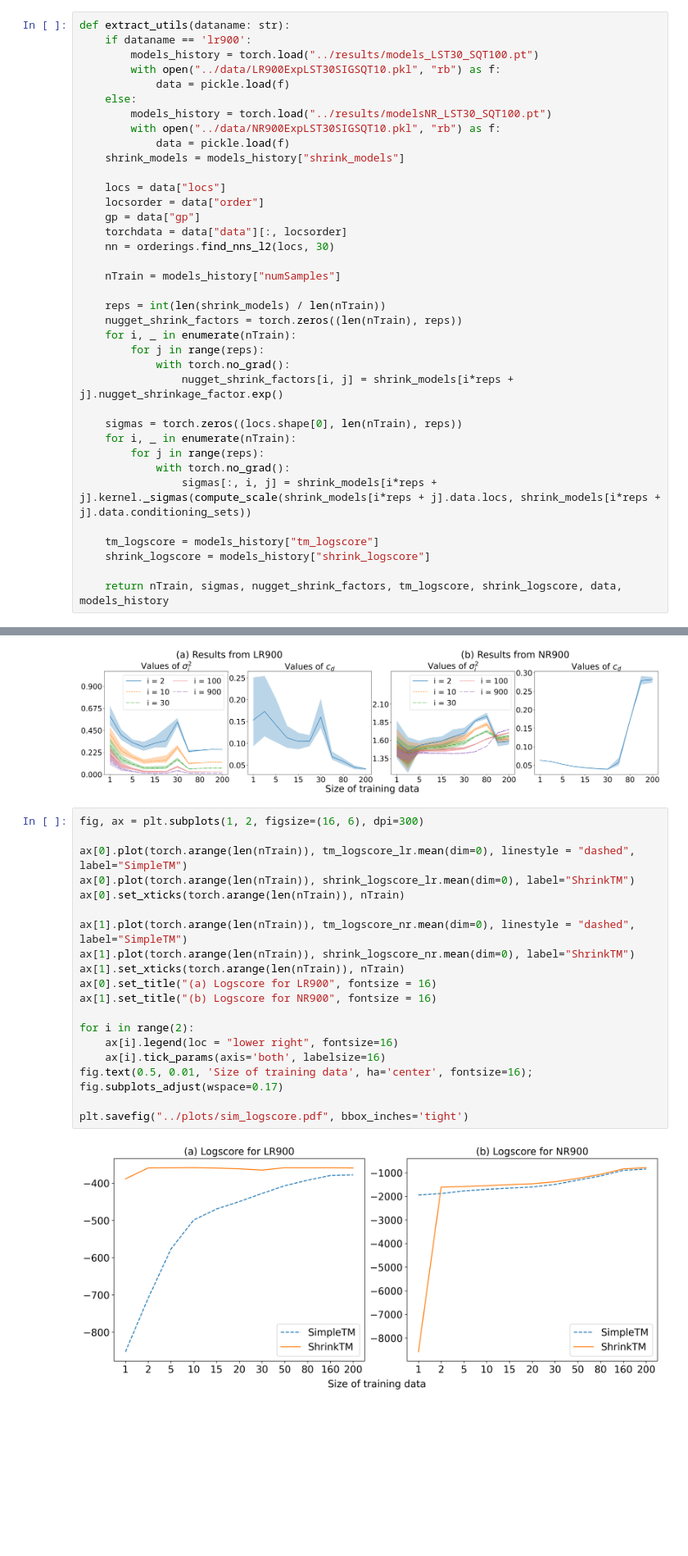
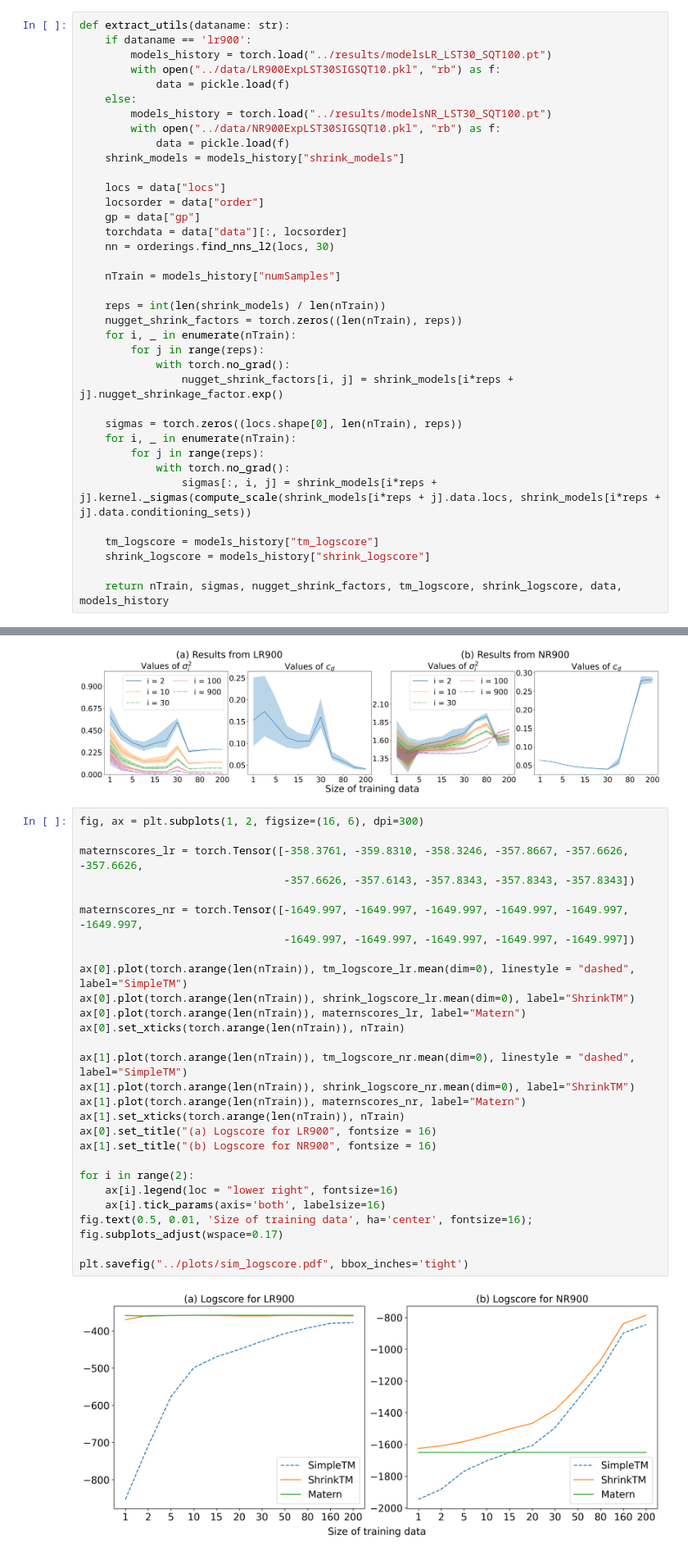
Before and after one commit to katzfuss-group/batram, a Jupyter notebook: notebooks/sim_plots.ipynb, the cells around one changed output, grey strips where cells are left out. Shown at 82% size. Cells and saved outputs as stored; diff of their text form; blank space fills up the shorter version.

```diff
--- a/notebooks/sim_plots.ipynb
+++ b/notebooks/sim_plots.ipynb
@@ -8,7 +8,7 @@ from batram.base_functions import compute_scale
 # %%
 def extract_utils(dataname: str):
     if dataname == 'lr900':
-        models_history = torch.load("../results/models_LST30_SQT100.pt")
+        models_history = torch.load("../results/modelsLR_LST30_SQT100.pt")
         with open("../data/LR900ExpLST30SIGSQT10.pkl", "rb") as f:
             data = pickle.load(f)
     else:
@@ -124,25 +120,33 @@ plt.savefig("../plots/sim_shrinkages.pdf", bbox_inches='tight')
 # %%
 fig, ax = plt.subplots(1, 2, figsize=(16, 6), dpi=300)
 
+maternscores_lr = torch.Tensor([-358.3761, -359.8310, -358.3246, -357.8667, -357.6626, -357.6626,
+                                -357.6626, -357.6143, -357.8343, -357.8343, -357.8343])
+
+maternscores_nr = torch.Tensor([-1649.997, -1649.997, -1649.997, -1649.997, -1649.997, -1649.997,
+                                -1649.997, -1649.997, -1649.997, -1649.997, -1649.997])
+
 ax[0].plot(torch.arange(len(nTrain)), tm_logscore_lr.mean(dim=0), linestyle = "dashed", label="SimpleTM")
 ax[0].plot(torch.arange(len(nTrain)), shrink_logscore_lr.mean(dim=0), label="ShrinkTM")
+ax[0].plot(torch.arange(len(nTrain)), maternscores_lr, label="Matern")
 ax[0].set_xticks(torch.arange(len(nTrain)), nTrain)
 
 ax[1].plot(torch.arange(len(nTrain)), tm_logscore_nr.mean(dim=0), linestyle = "dashed", label="SimpleTM")
 ax[1].plot(torch.arange(len(nTrain)), shrink_logscore_nr.mean(dim=0), label="ShrinkTM")
+ax[1].plot(torch.arange(len(nTrain)), maternscores_nr, label="Matern")
 ax[1].set_xticks(torch.arange(len(nTrain)), nTrain)
 ax[0].set_title("(a) Logscore for LR900", fontsize = 16)
 ax[1].set_title("(b) Logscore for NR900", fontsize = 16)
 
 for i in range(2):
     ax[i].legend(loc = "lower right", fontsize=16)
     ax[i].tick_params(axis='both', labelsize=16)
 fig.text(0.5, 0.01, 'Size of training data', ha='center', fontsize=16);
 fig.subplots_adjust(wspace=0.17)
 
 plt.savefig("../plots/sim_logscore.pdf", bbox_inches='tight')
 # %% [output]
-[figure, old version]
+[figure, new version]
 # %%
 dataname = 'nr900'
 nTrain, sigmas, nugget_shrink_factors, tm_logscore, shrink_logscore, data, models_history = extract_utils(dataname)
```
Also changed, not shown: parts of 2 cells of this notebook, 2 other files.
